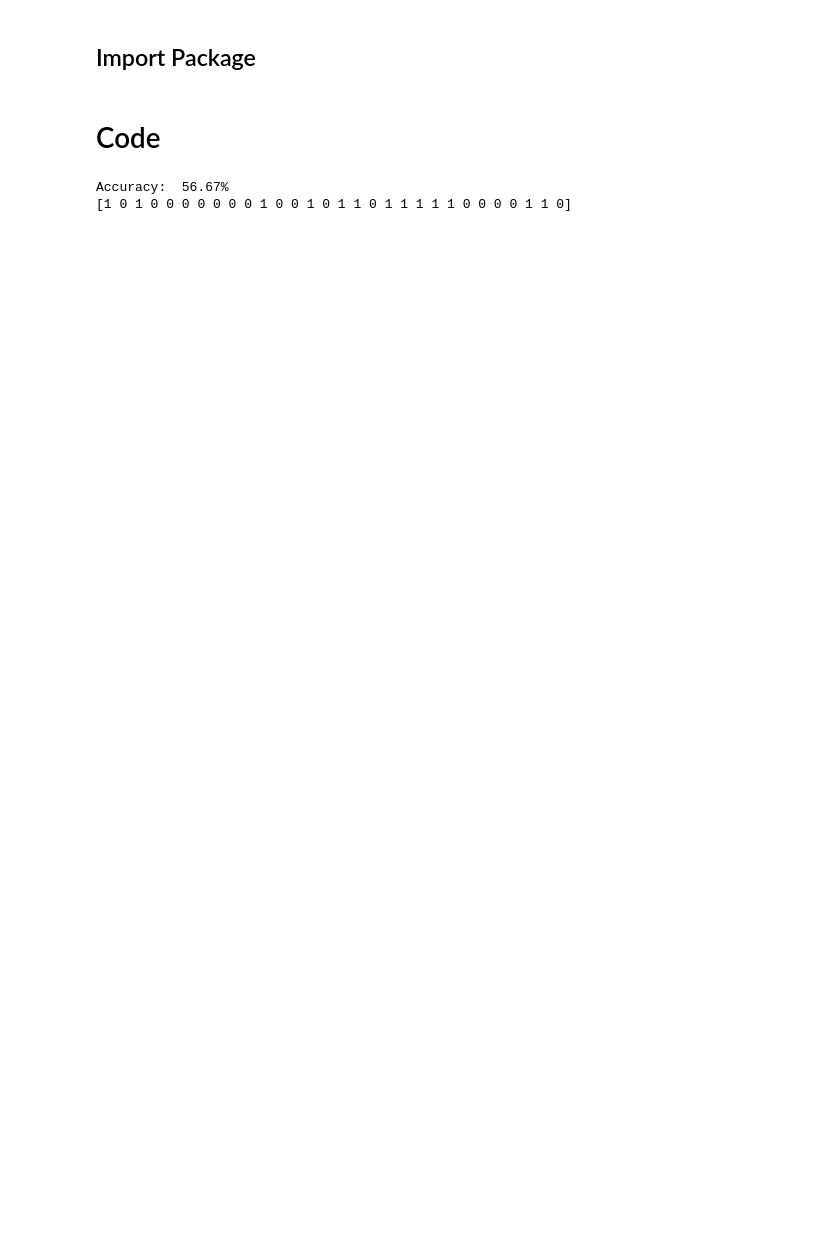
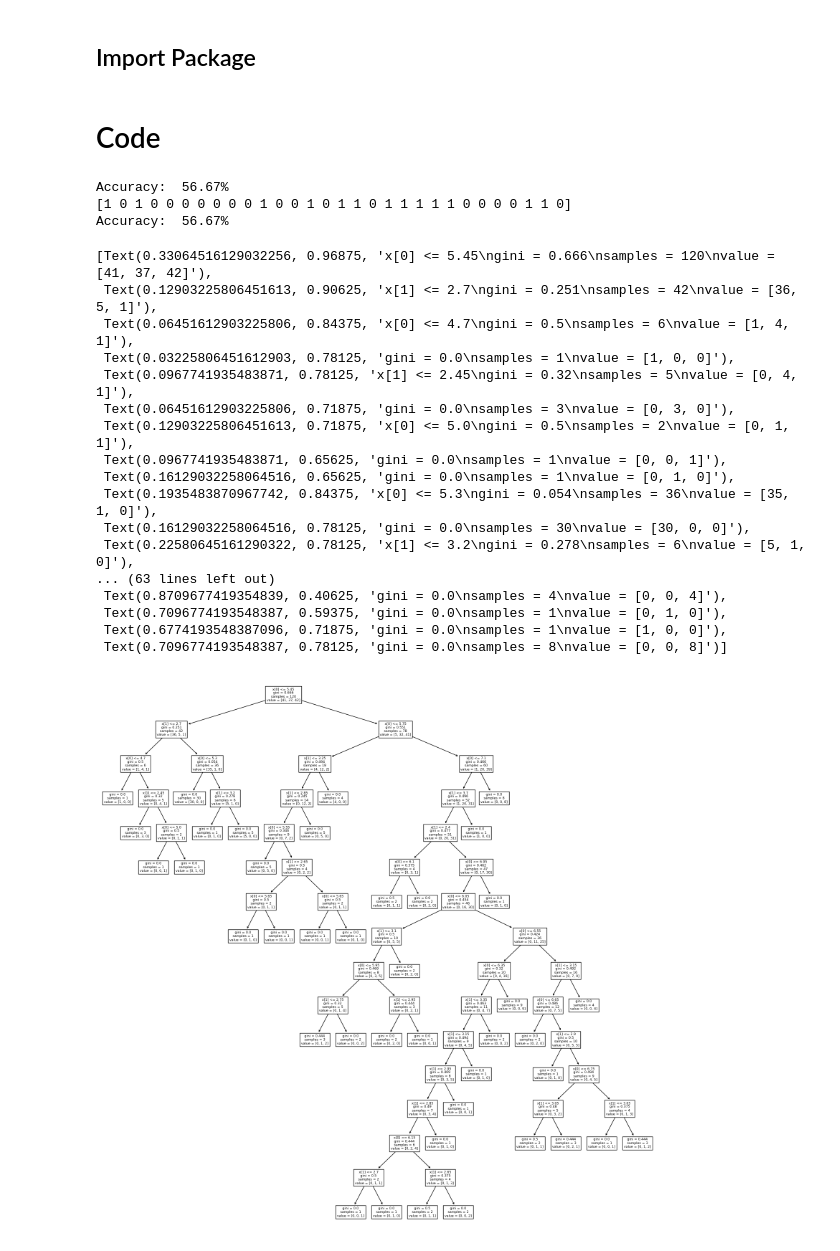
Before and after one commit to dethMastery/uni-work-ai, a Jupyter notebook: Lab05/lab.ipynb, the cells around one changed output. Saved outputs shown, nothing was run; the diff lists cells and outputs as text; code cells hidden in the pictures; blank space fills up the shorter version.

Commit message:
feat<lab>: added plot tree

```diff
--- a/Lab05/lab.ipynb
+++ b/Lab05/lab.ipynb
@@ -28,18 +39,45 @@ nf = 2
 x = iris.data[:, :2].reshape(-1, 2)
 y = iris.target
 
-x_train, x_test, y_train, y_test = train_test_split(x, y, test_size=0.2, random_state=1234)
+x_train, x_test, y_train, y_test = train_test_split(
+    x, y, test_size=0.2, random_state=1234
+)
 
 model = DecisionTreeClassifier()
 model.fit(x_train, y_train)
 
 y_pred = model.predict(x_test)
+
+acc = accuracy_score(y_test, y_pred)
+print(f"Accuracy: {acc*100: .2f}%")
+
+outp = np.abs(y_pred - y_test)
+print(outp)
+acc = 1 - outp.sum() / len(outp)
+print(f"Accuracy: {acc*100: .2f}%")
+# %% [output]
+Accuracy:  56.67%
+[1 0 1 0 0 0 0 0 0 0 1 0 0 1 0 1 1 0 1 1 1 1 1 0 0 0 0 1 1 0]
+Accuracy:  56.67%
-# %%
-acc = accuracy_score(y_test, y_pred)
-print(f"Accuracy: {acc*100: .2f}%")
-
-outp = np.abs(y_pred - y_test)
-print(outp)
-# %% [output]
-Accuracy:  56.67%
-[1 0 1 0 0 0 0 0 0 0 1 0 0 1 0 1 1 0 1 1 1 1 1 0 0 0 0 1 1 0]
+# %%
+plt.figure(figsize=(20, 20))
+plot_tree(model)
+# %% [output]
+[Text(0.33064516129032256, 0.96875, 'x[0] <= 5.45\ngini = 0.666\nsamples = 120\nvalue = [41, 37, 42]'),
+ Text(0.12903225806451613, 0.90625, 'x[1] <= 2.7\ngini = 0.251\nsamples = 42\nvalue = [36, 5, 1]'),
+ Text(0.06451612903225806, 0.84375, 'x[0] <= 4.7\ngini = 0.5\nsamples = 6\nvalue = [1, 4, 1]'),
+ Text(0.03225806451612903, 0.78125, 'gini = 0.0\nsamples = 1\nvalue = [1, 0, 0]'),
+ Text(0.0967741935483871, 0.78125, 'x[1] <= 2.45\ngini = 0.32\nsamples = 5\nvalue = [0, 4, 1]'),
+ Text(0.06451612903225806, 0.71875, 'gini = 0.0\nsamples = 3\nvalue = [0, 3, 0]'),
+ Text(0.12903225806451613, 0.71875, 'x[0] <= 5.0\ngini = 0.5\nsamples = 2\nvalue = [0, 1, 1]'),
+ Text(0.0967741935483871, 0.65625, 'gini = 0.0\nsamples = 1\nvalue = [0, 0, 1]'),
+ Text(0.16129032258064516, 0.65625, 'gini = 0.0\nsamples = 1\nvalue = [0, 1, 0]'),
+ Text(0.1935483870967742, 0.84375, 'x[0] <= 5.3\ngini = 0.054\nsamples = 36\nvalue = [35, 1, 0]'),
+ Text(0.16129032258064516, 0.78125, 'gini = 0.0\nsamples = 30\nvalue = [30, 0, 0]'),
+ Text(0.22580645161290322, 0.78125, 'x[1] <= 3.2\ngini = 0.278\nsamples = 6\nvalue = [5, 1, 0]'),
+... (63 lines left out)
+ Text(0.8709677419354839, 0.40625, 'gini = 0.0\nsamples = 4\nvalue = [0, 0, 4]'),
+ Text(0.7096774193548387, 0.59375, 'gini = 0.0\nsamples = 1\nvalue = [0, 1, 0]'),
+ Text(0.6774193548387096, 0.71875, 'gini = 0.0\nsamples = 1\nvalue = [1, 0, 0]'),
+ Text(0.7096774193548387, 0.78125, 'gini = 0.0\nsamples = 8\nvalue = [0, 0, 8]')]
+[figure, added]
```
Also changed, not shown: parts of 2 cells of this notebook.
